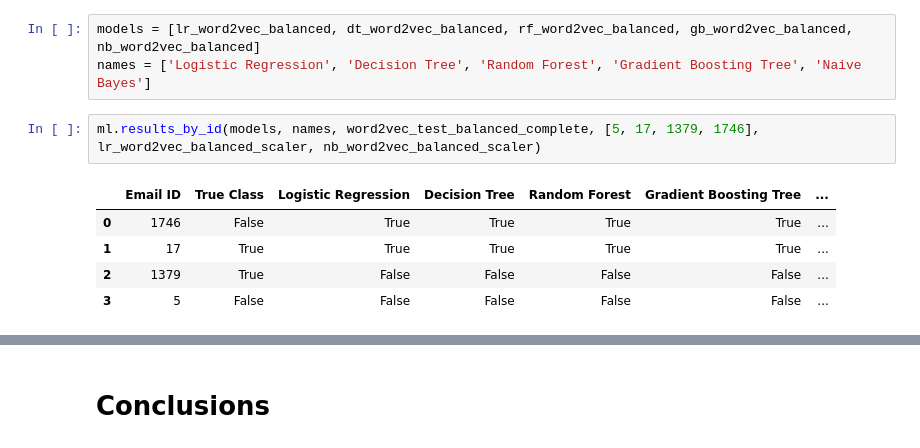
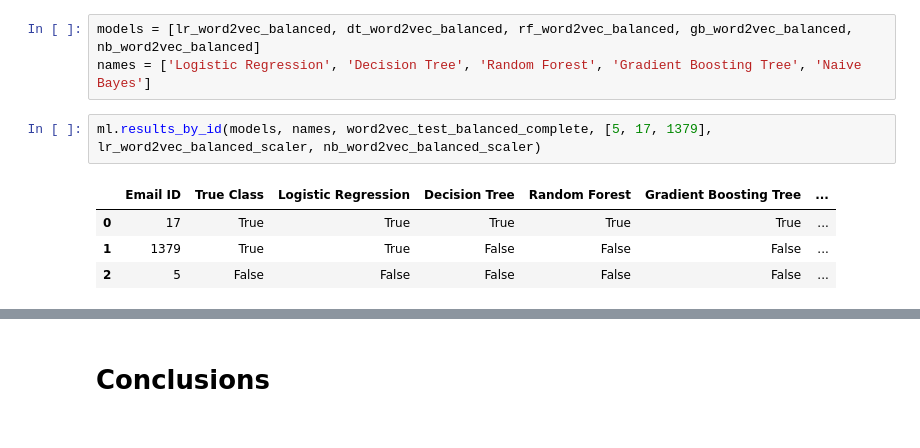
Before and after one commit to liakoyras/thesis-phishing-email-detection, a Jupyter notebook: Text Data Classification (baseline).ipynb, the cells around one changed output, grey strips where cells are left out. Saved outputs shown, nothing was run; the diff lists cells and outputs as text.

```diff
--- a/Text Data Classification (baseline).ipynb
+++ b/Text Data Classification (baseline).ipynb
@@ -274,13 +267,12 @@ It is possible to see the predictions of each algorithm with Word2Vec features (
 models = [lr_word2vec_balanced, dt_word2vec_balanced, rf_word2vec_balanced, gb_word2vec_balanced, nb_word2vec_balanced]
 names = ['Logistic Regression', 'Decision Tree', 'Random Forest', 'Gradient Boosting Tree', 'Naive Bayes']
 # %%
-ml.results_by_id(models, names, word2vec_test_balanced_complete, [5, 17, 1379, 1746], lr_word2vec_balanced_scaler, nb_word2vec_balanced_scaler)
+ml.results_by_id(models, names, word2vec_test_balanced_complete, [5, 17, 1379], lr_word2vec_balanced_scaler, nb_word2vec_balanced_scaler)
 # %% [output]
 |  | Email ID | True Class | Logistic Regression | Decision Tree | Random Forest | Gradient Boosting Tree | ... |
-| 0 | 1746 | False | True | True | True | True | ... |
-| 1 | 17 | True | True | True | True | True | ... |
-| 2 | 1379 | True | False | False | False | False | ... |
-| 3 | 5 | False | False | False | False | False | ... |
+| 0 | 17 | True | True | True | True | True | ... |
+| 1 | 1379 | True | True | False | False | False | ... |
+| 2 | 5 | False | False | False | False | False | ... |
 # %% [markdown]
 We see that the emails with `id: 17` was correctly identified as phishing by all algorithms and, similarly, the email with `id: 5` was unanimously correctly identified as legitimate.<br>
 
```
Also changed, not shown: parts of 13 cells of this notebook, 3 other files.
